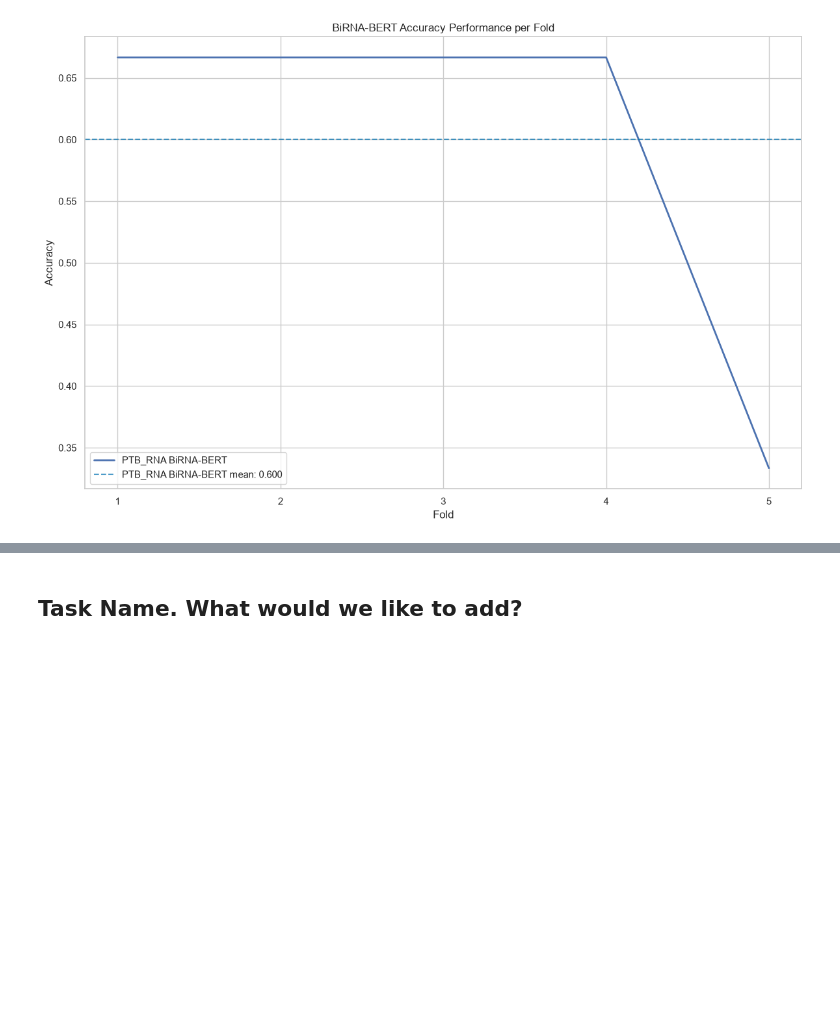
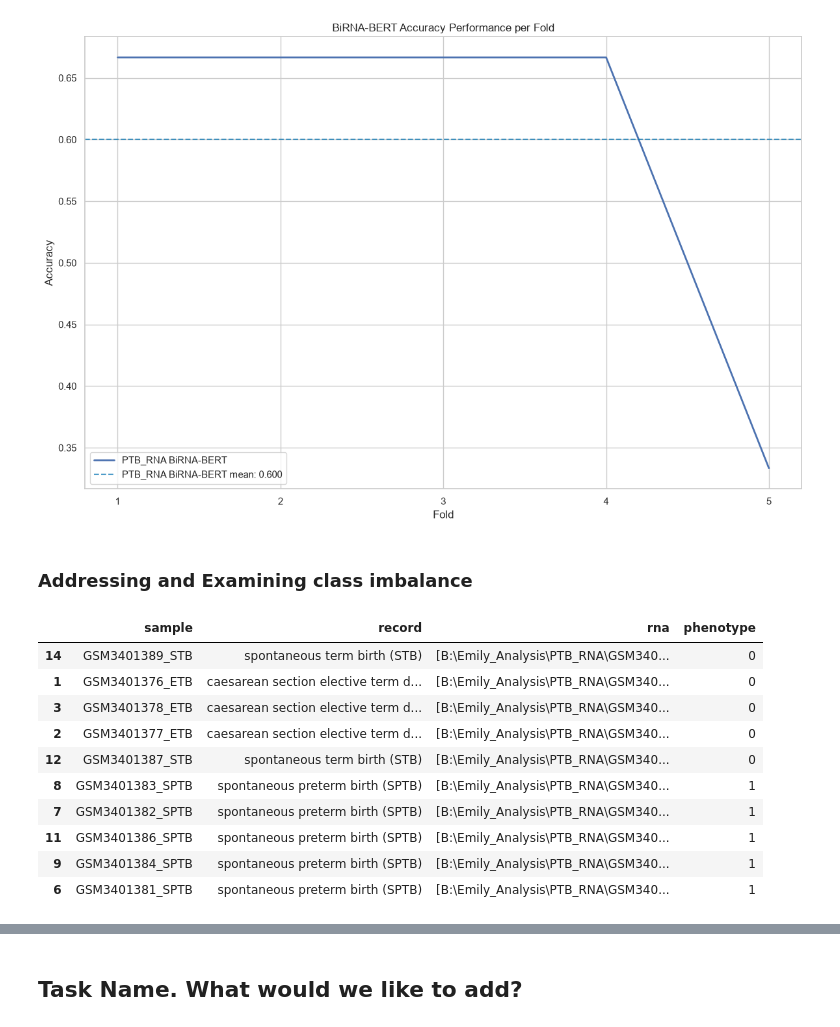
Before and after one commit to distara/Maternal-Disease-Variant-Model, a Jupyter notebook: Maternal Variant Jupyter Notebook.ipynb, the cells around one changed output, grey strips where cells are left out. Saved outputs shown, nothing was run; the diff lists cells and outputs as text; code cells hidden in the pictures; blank space fills up the shorter version.

Commit message:
examining class imbalance

```diff
--- a/Maternal Variant Jupyter Notebook.ipynb
+++ b/Maternal Variant Jupyter Notebook.ipynb
@@ -624,3 +624,20 @@ plt.legend()
 plt.show()
 # %% [output]
 [figure]
+# %% [markdown]
+### Addressing and Examining class imbalance
+# %%
+X_rna_subset = X_rna.groupby('phenotype',group_keys=False).sample(n=5,random_state=seed)
+X_rna_subset
+# %% [output]
+|  | sample | record | rna | phenotype |
+| 14 | GSM3401389_STB | spontaneous term birth (STB) | [B:\Emily_Analysis\PTB_RNA\GSM340... | 0 |
+| 1 | GSM3401376_ETB | caesarean section elective term d... | [B:\Emily_Analysis\PTB_RNA\GSM340... | 0 |
+| 3 | GSM3401378_ETB | caesarean section elective term d... | [B:\Emily_Analysis\PTB_RNA\GSM340... | 0 |
+| 2 | GSM3401377_ETB | caesarean section elective term d... | [B:\Emily_Analysis\PTB_RNA\GSM340... | 0 |
+| 12 | GSM3401387_STB | spontaneous term birth (STB) | [B:\Emily_Analysis\PTB_RNA\GSM340... | 0 |
+| 8 | GSM3401383_SPTB | spontaneous preterm birth (SPTB) | [B:\Emily_Analysis\PTB_RNA\GSM340... | 1 |
+| 7 | GSM3401382_SPTB | spontaneous preterm birth (SPTB) | [B:\Emily_Analysis\PTB_RNA\GSM340... | 1 |
+| 11 | GSM3401386_SPTB | spontaneous preterm birth (SPTB) | [B:\Emily_Analysis\PTB_RNA\GSM340... | 1 |
+| 9 | GSM3401384_SPTB | spontaneous preterm birth (SPTB) | [B:\Emily_Analysis\PTB_RNA\GSM340... | 1 |
+| 6 | GSM3401381_SPTB | spontaneous preterm birth (SPTB) | [B:\Emily_Analysis\PTB_RNA\GSM340... | 1 |
```
Also changed, not shown: parts of 2 cells of this notebook.
